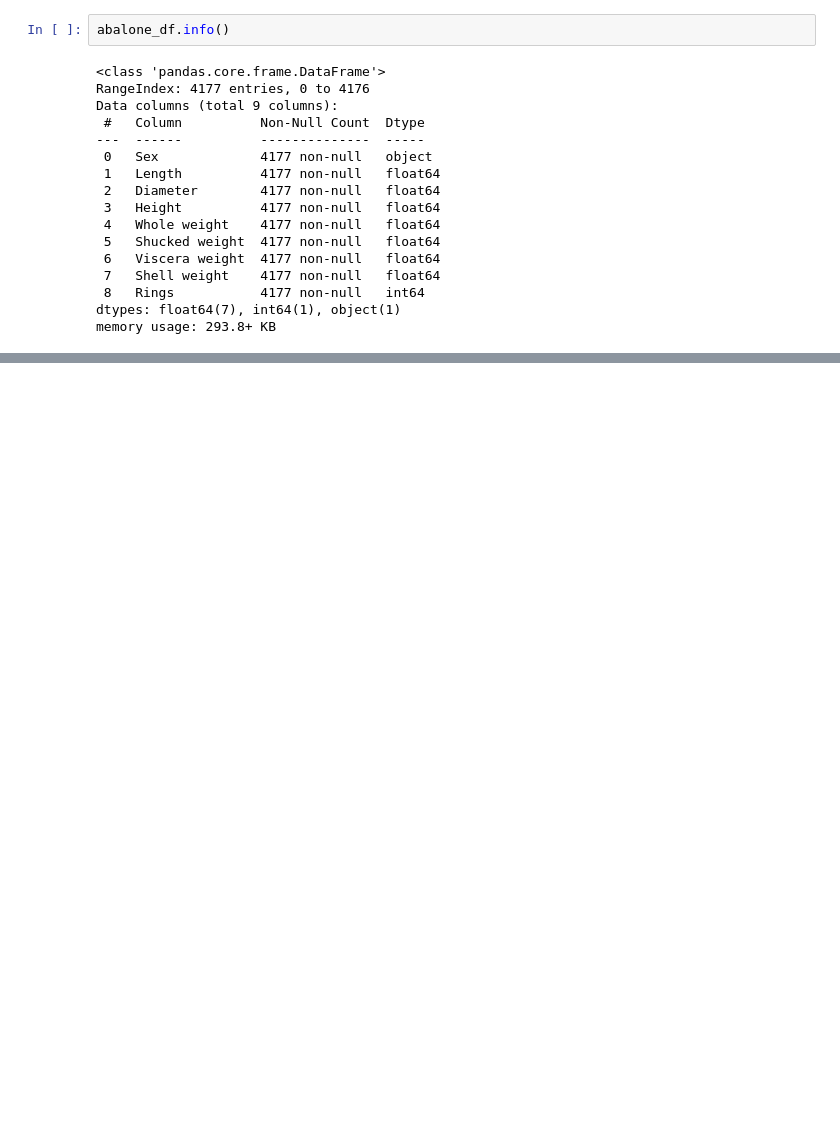
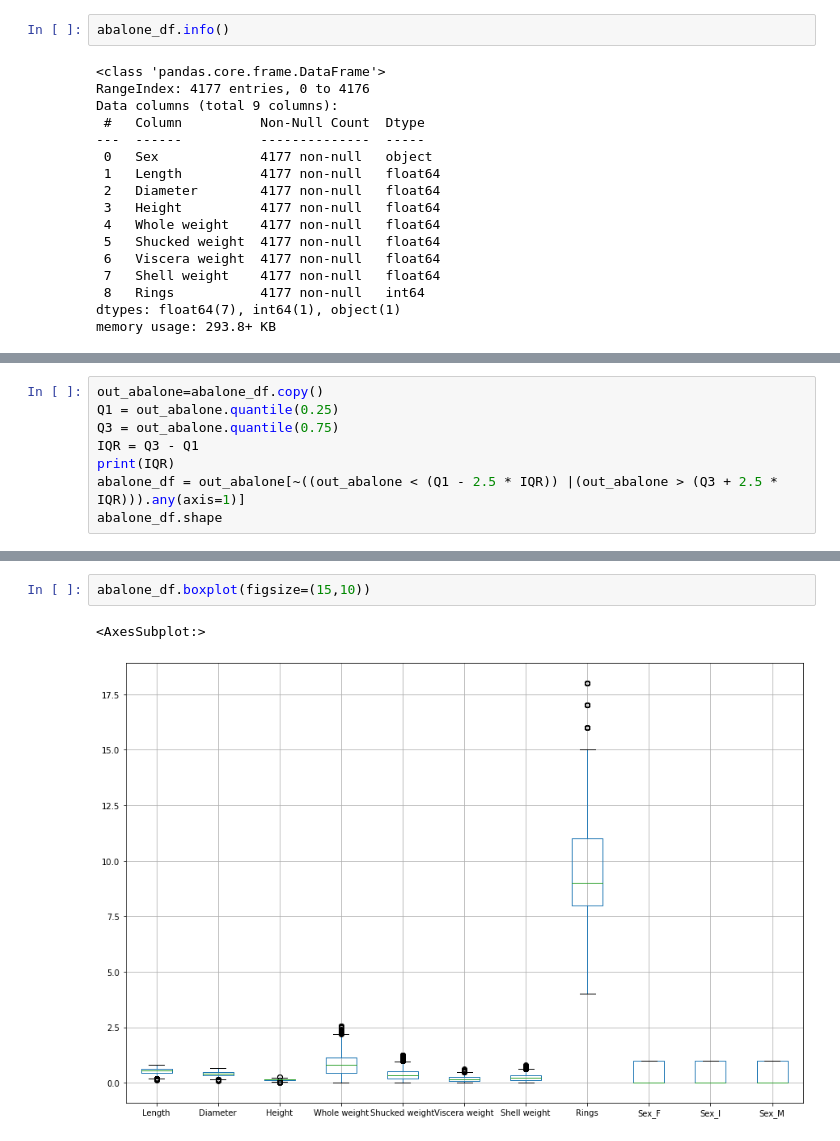
Before and after one commit to SharonBond/homework, a Jupyter notebook: week_17/week_17_homework.ipynb, the cells around one changed output, grey strips where cells are left out. Saved outputs shown, nothing was run; the diff lists cells and outputs as text; blank space fills up the shorter version.

```diff
--- a/week_17/week_17_homework.ipynb
+++ b/week_17/week_17_homework.ipynb
@@ -119,0 +237,8 @@ abalone_df.describe()
+# %%
+out_abalone=abalone_df.copy()
+Q1 = out_abalone.quantile(0.25)
+Q3 = out_abalone.quantile(0.75)
+IQR = Q3 - Q1
+print(IQR)
+abalone_df = out_abalone[~((out_abalone < (Q1 - 2.5 * IQR)) |(out_abalone > (Q3 + 2.5 * IQR))).any(axis=1)]
+abalone_df.shape
@@ -119,0 +271,5 @@ abalone_df.describe()
+# %%
+abalone_df.boxplot(figsize=(15,10))
+# %% [output]
+<AxesSubplot:>
+[figure, added]
```
Also changed, not shown: parts of 38 cells of this notebook.
